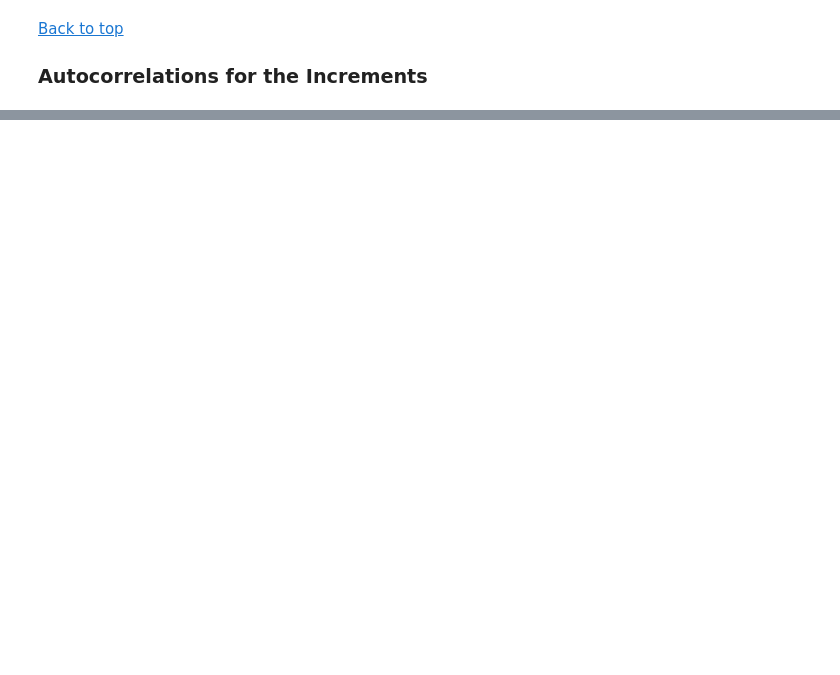
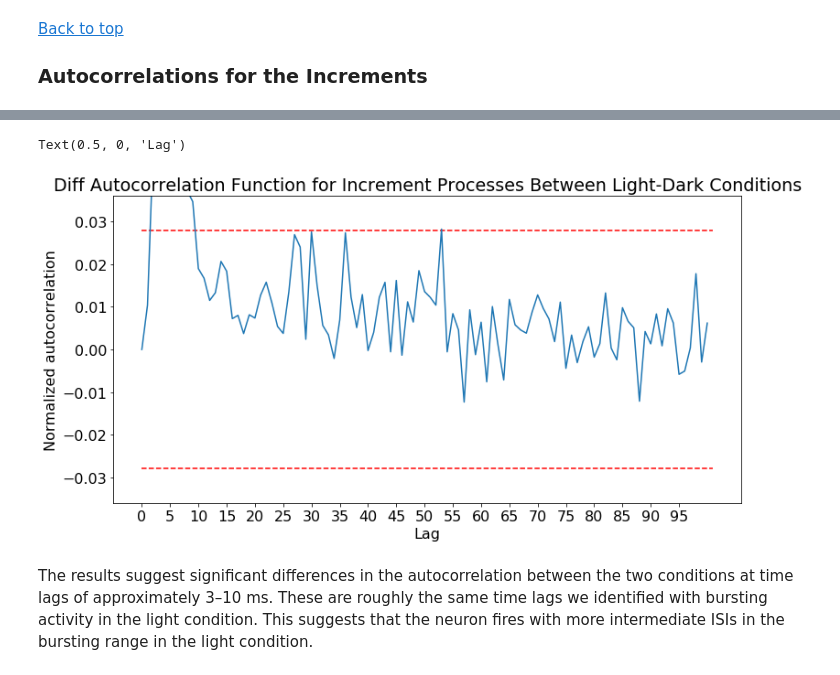
Before and after one commit to jaib1/Case-Studies-Python, a Jupyter notebook: content/08/basic-visualizations-and-descriptive-statistics-of-spike-train-data.ipynb, the cells around one changed output, grey strips where cells are left out. Cells and saved outputs as stored; diff of their text form; code cells hidden in the pictures; blank space fills up the shorter version.

```diff
--- a/content/08/basic-visualizations-and-descriptive-statistics-of-spike-train-data.ipynb
+++ b/content/08/basic-visualizations-and-descriptive-statistics-of-spike-train-data.ipynb
@@ -1332,0 +971,31 @@ In this chapter, we considered the spiking activity recorded in two conditions.
+# %%
+## Compute the difference between the light and dark condition autocorrelation functions at every
+## lag for 100 lags from the increment processes calculated from a 1 ms binwidth.
+
+# Calculate `ac_dark`
+binwidth = 0.001
+lags = 100
+ac_dark = autocorr_inc(ts_dark, binwidth, lags)
+N = ac_dark.size
+std_err_dark = np.std(ac_dark) / np.sqrt(N)
+
+# Calculate difference between `ac_light` and `ac_dark`
+ac_diff = ac_light - ac_dark
+std_err_diff = np.sqrt(std_err_light**2 + std_err_dark**2)
+
+ci_diff = np.array([-2*std_err_diff, 2*std_err_diff])
+abs_max_diff = np.max(np.abs(ac_diff[1:]))
+fig8, ax8 = plt.subplots()
+ax8.plot(ac_diff)
+ax8.hlines(ci_diff[0], 0, ac_diff.size, colors='r', linestyles='--')
+ax8.hlines(ci_diff[1], 0, ac_diff.size, colors='r', linestyles='--')
+ax8.set_ylim([-abs_max, abs_max])
+ax8.set_xticks(np.arange(0,100,5))
+ax8.set_title('Diff Autocorrelation Function for Increment Processes Between Light-Dark Conditions')
+ax8.set_ylabel('Normalized autocorrelation')
+ax8.set_xlabel('Lag')
+# %% [output]
+Text(0.5, 0, 'Lag')
+[figure, added]
+# %% [markdown]
+The results suggest significant differences in the autocorrelation between the two conditions at time lags of approximately 3–10 ms. These are roughly the same time lags we identified with bursting activity in the light condition. This suggests that the neuron fires with more intermediate ISIs in the bursting range in the light condition.
```
Also changed, not shown: parts of 143 cells of this notebook.
